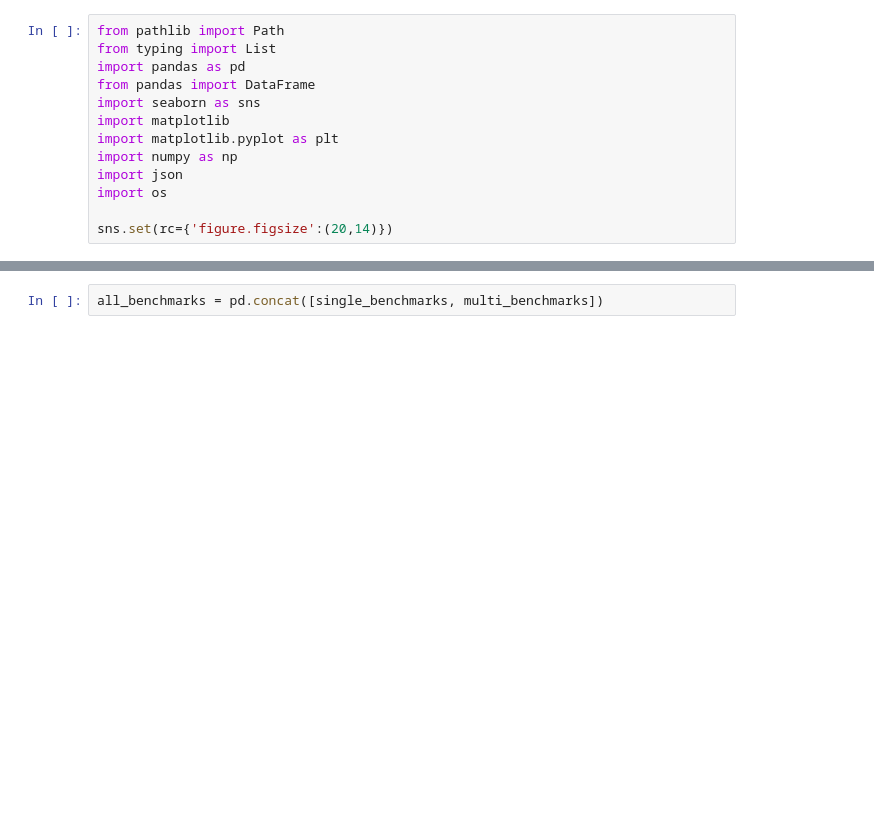
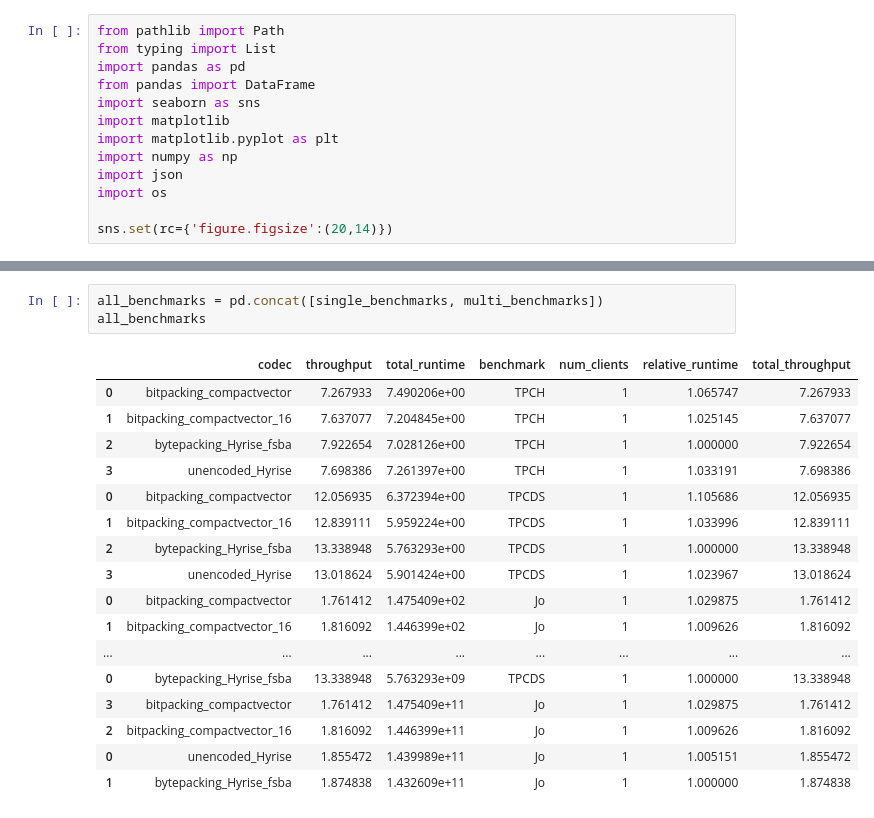
Before and after one commit to linuslh1996/column-compression, a Jupyter notebook: notebooks/ColumnCompressionParetoM1.ipynb, the cells around one changed output, grey strips where cells are left out. Saved outputs shown, nothing was run; the diff lists cells and outputs as text; blank space fills up the shorter version.

```diff
--- a/notebooks/ColumnCompressionParetoM1.ipynb
+++ b/notebooks/ColumnCompressionParetoM1.ipynb
@@ -306,3 +329,22 @@ all_sizes
 | 2 | sizes_compressionUnencoded.txt | 8841091748 | 3366120724 | 0 | 5474971024 | unencoded_Hyrise | Jo |
 # %%
 all_benchmarks = pd.concat([single_benchmarks, multi_benchmarks])
+all_benchmarks
+# %% [output]
+|  | codec | throughput | total_runtime | benchmark | num_clients | relative_runtime | total_throughput |
+| 0 | bitpacking_compactvector | 7.267933 | 7.490206e+00 | TPCH | 1 | 1.065747 | 7.267933 |
+| 1 | bitpacking_compactvector_16 | 7.637077 | 7.204845e+00 | TPCH | 1 | 1.025145 | 7.637077 |
+| 2 | bytepacking_Hyrise_fsba | 7.922654 | 7.028126e+00 | TPCH | 1 | 1.000000 | 7.922654 |
+| 3 | unencoded_Hyrise | 7.698386 | 7.261397e+00 | TPCH | 1 | 1.033191 | 7.698386 |
+| 0 | bitpacking_compactvector | 12.056935 | 6.372394e+00 | TPCDS | 1 | 1.105686 | 12.056935 |
+| 1 | bitpacking_compactvector_16 | 12.839111 | 5.959224e+00 | TPCDS | 1 | 1.033996 | 12.839111 |
+| 2 | bytepacking_Hyrise_fsba | 13.338948 | 5.763293e+00 | TPCDS | 1 | 1.000000 | 13.338948 |
+| 3 | unencoded_Hyrise | 13.018624 | 5.901424e+00 | TPCDS | 1 | 1.023967 | 13.018624 |
+| 0 | bitpacking_compactvector | 1.761412 | 1.475409e+02 | Jo | 1 | 1.029875 | 1.761412 |
+| 1 | bitpacking_compactvector_16 | 1.816092 | 1.446399e+02 | Jo | 1 | 1.009626 | 1.816092 |
+| ... | ... | ... | ... | ... | ... | ... | ... |
+| 0 | bytepacking_Hyrise_fsba | 13.338948 | 5.763293e+09 | TPCDS | 1 | 1.000000 | 13.338948 |
+| 3 | bitpacking_compactvector | 1.761412 | 1.475409e+11 | Jo | 1 | 1.029875 | 1.761412 |
+| 2 | bitpacking_compactvector_16 | 1.816092 | 1.446399e+11 | Jo | 1 | 1.009626 | 1.816092 |
+| 0 | unencoded_Hyrise | 1.855472 | 1.439989e+11 | Jo | 1 | 1.005151 | 1.855472 |
+| 1 | bytepacking_Hyrise_fsba | 1.874838 | 1.432609e+11 | Jo | 1 | 1.000000 | 1.874838 |
```
Also changed, not shown: parts of 8 cells of this notebook, 1 other file.
